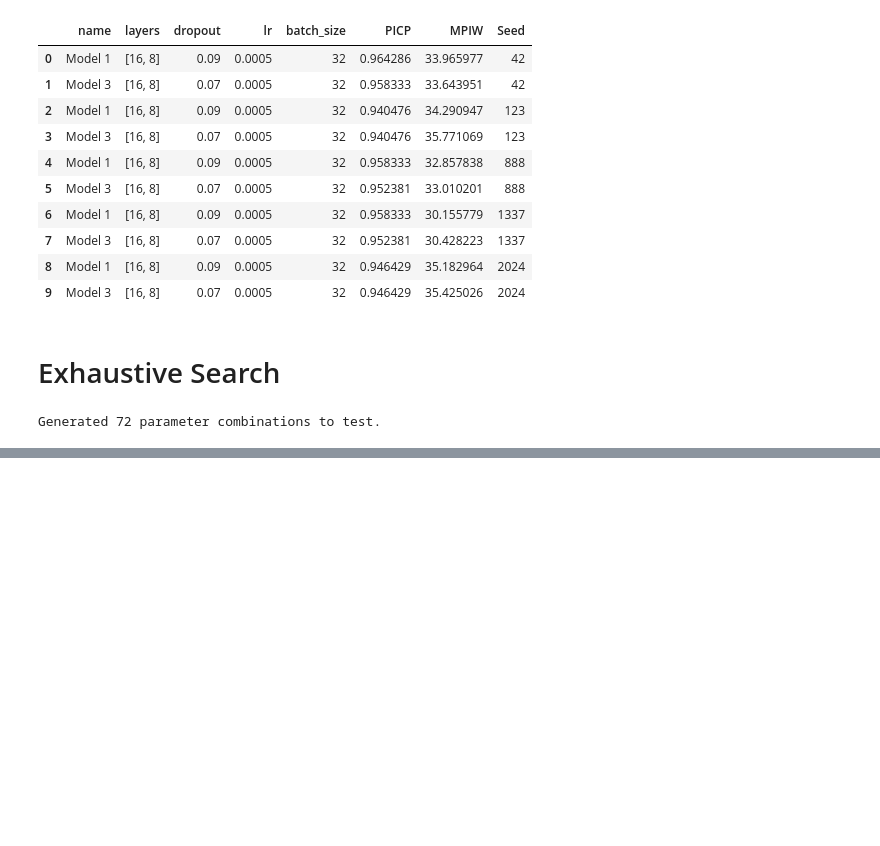
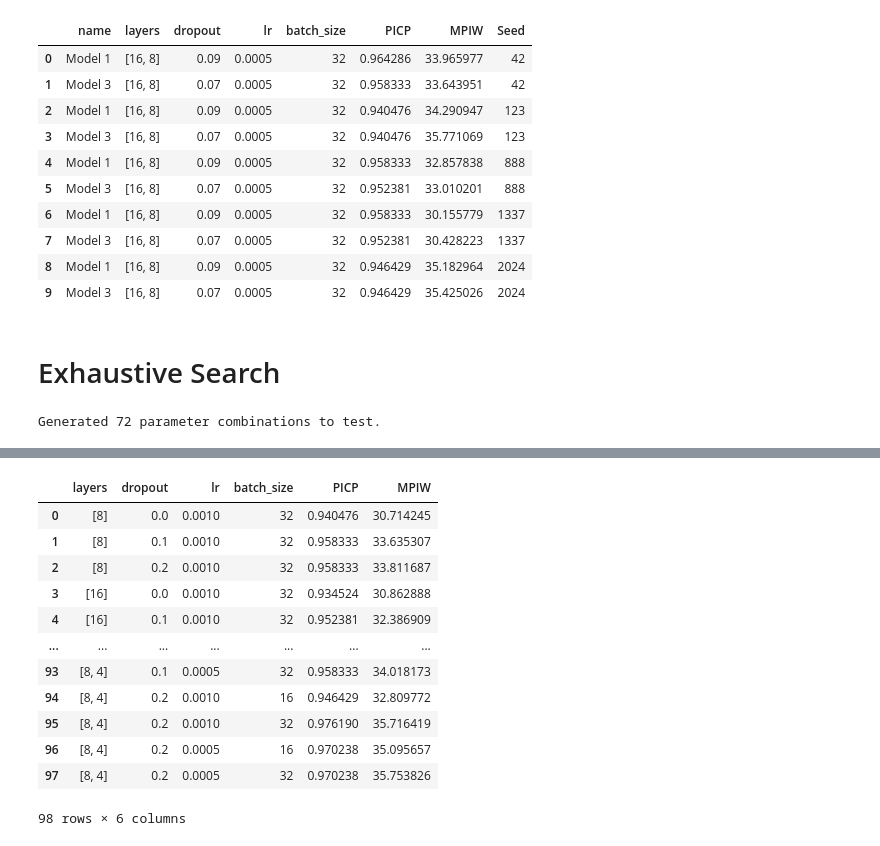
Before and after one commit to kshipra-jadav/major-2-experiments, a Jupyter notebook: code/pi_estimation_hp_tuning.ipynb, the cells around one changed output, grey strips where cells are left out. Saved outputs shown, nothing was run; the diff lists cells and outputs as text; code cells hidden in the pictures; blank space fills up the shorter version.

```diff
--- a/code/pi_estimation_hp_tuning.ipynb
+++ b/code/pi_estimation_hp_tuning.ipynb
@@ -24,6 +24,8 @@ from model_experiments import PredictionIntervalEstimation
 from tensorflow.keras.layers import Input, Dense, Dropout
 from tensorflow.keras.models import Sequential
 from tensorflow.keras.optimizers import Adam
+# %%
+all_results = []
 # %%
 def fine_tune(param_grid, random_seed=42):
     all_results = []
@@ -385,3 +543,5 @@ for combo in param_combinations:
 print(f"Generated {len(param_grid)} parameter combinations to test.")
 # %% [output]
 Generated 72 parameter combinations to test.
+# %%
+result_df_exhaustive = fine_tune(param_grid)
@@ -387,0 +608,20 @@ Generated 72 parameter combinations to test.
+# %%
+all_results.append(result_df_exhaustive)
+# %%
+all_results_df = pd.concat(all_results, ignore_index=True)
+# %%
+all_results_df
+# %% [output]
+|  | layers | dropout | lr | batch_size | PICP | MPIW |
+| 0 | [8] | 0.0 | 0.0010 | 32 | 0.940476 | 30.714245 |
+| 1 | [8] | 0.1 | 0.0010 | 32 | 0.958333 | 33.635307 |
+| 2 | [8] | 0.2 | 0.0010 | 32 | 0.958333 | 33.811687 |
+| 3 | [16] | 0.0 | 0.0010 | 32 | 0.934524 | 30.862888 |
+| 4 | [16] | 0.1 | 0.0010 | 32 | 0.952381 | 32.386909 |
+| ... | ... | ... | ... | ... | ... | ... |
+| 93 | [8, 4] | 0.1 | 0.0005 | 32 | 0.958333 | 34.018173 |
+| 94 | [8, 4] | 0.2 | 0.0010 | 16 | 0.946429 | 32.809772 |
+| 95 | [8, 4] | 0.2 | 0.0010 | 32 | 0.976190 | 35.716419 |
+| 96 | [8, 4] | 0.2 | 0.0005 | 16 | 0.970238 | 35.095657 |
+| 97 | [8, 4] | 0.2 | 0.0005 | 32 | 0.970238 | 35.753826 |
+98 rows × 6 columns
```
Also changed, not shown: parts of 14 cells of this notebook, 4 other files.
